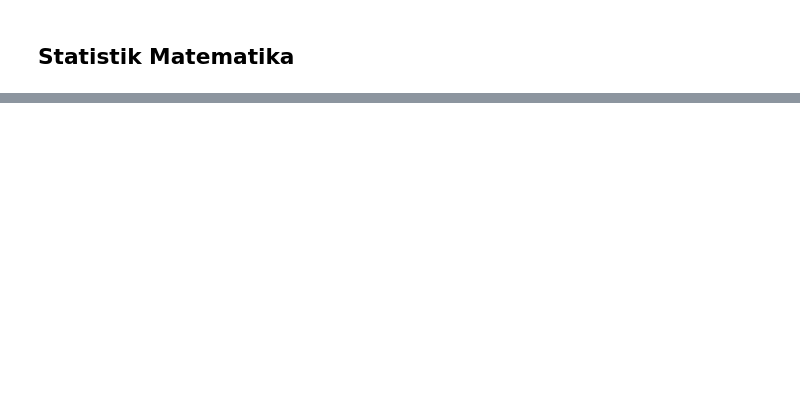
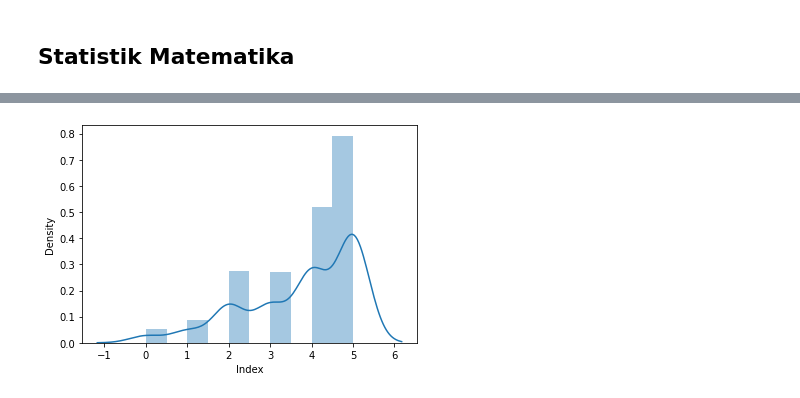
Before and after one commit to ThreeYas/datamining, a Jupyter notebook: _sources/notebooks.ipynb, the cells around one changed output, grey strips where cells are left out. Saved outputs shown, nothing was run; the diff lists cells and outputs as text; code cells hidden in the pictures; blank space fills up the shorter version.

```diff
--- a/_sources/notebooks.ipynb
+++ b/_sources/notebooks.ipynb
@@ -172,0 +456,5 @@ sns.distplot(data['tahun_2020']);
+# %%
+# Menampilkan histogram untuk kolom Index menggunakan seaborn
+sns.distplot(data.Index);
+# %% [output]
+[figure, added]
```
Also changed, not shown: parts of 65 cells of this notebook, 26 other files.
